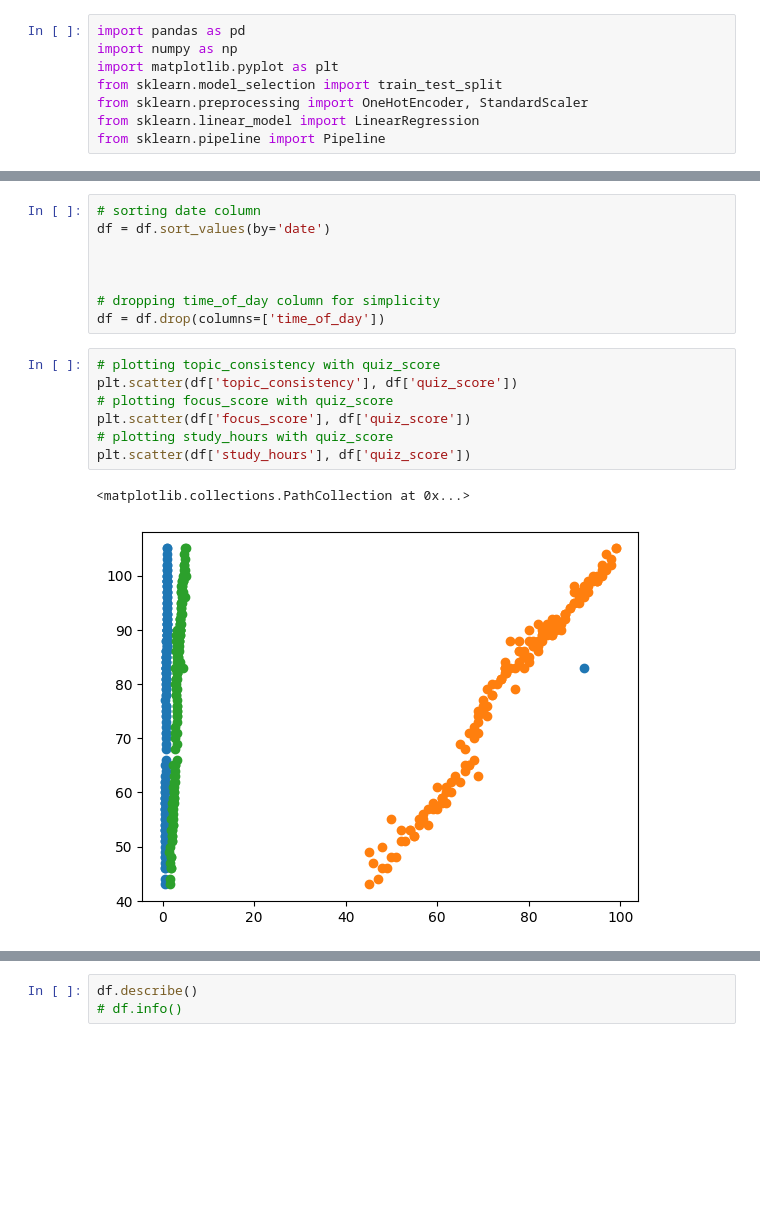
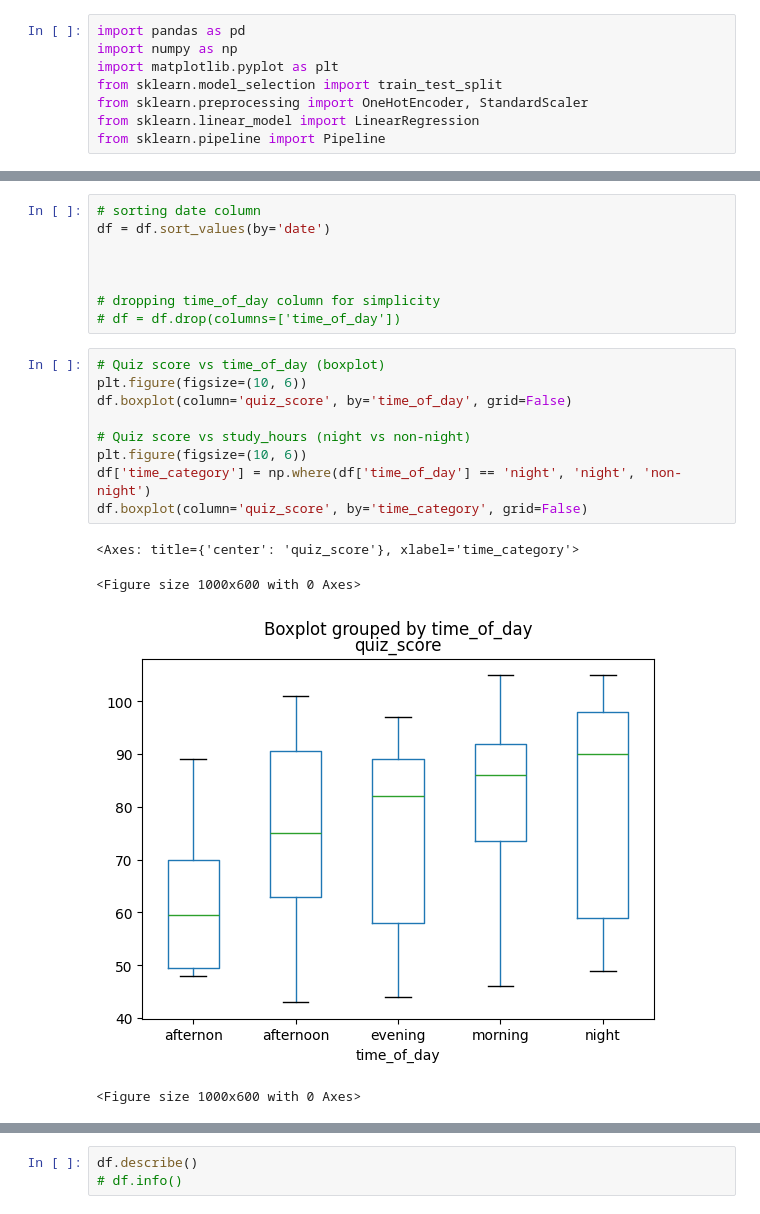
Before and after one commit to Manav-jit/Smart-Study-Drift-Detector, a Jupyter notebook: model.ipynb, the cells around one changed output, grey strips where cells are left out. Cells and saved outputs as stored; diff of their text form; blank space fills up the shorter version.

```diff
--- a/model.ipynb
+++ b/model.ipynb
@@ -107,14 +97,18 @@ df = df.sort_values(by='date')
 
 
 # dropping time_of_day column for simplicity
-df = df.drop(columns=['time_of_day'])
+# df = df.drop(columns=['time_of_day'])
 # %%
-# plotting topic_consistency with quiz_score
-plt.scatter(df['topic_consistency'], df['quiz_score'])
-# plotting focus_score with quiz_score
-plt.scatter(df['focus_score'], df['quiz_score'])
-# plotting study_hours with quiz_score
-plt.scatter(df['study_hours'], df['quiz_score'])
+# Quiz score vs time_of_day (boxplot)
+plt.figure(figsize=(10, 6))
+df.boxplot(column='quiz_score', by='time_of_day', grid=False)
+
+# Quiz score vs study_hours (night vs non-night)
+plt.figure(figsize=(10, 6))
+df['time_category'] = np.where(df['time_of_day'] == 'night', 'night', 'non-night')
+df.boxplot(column='quiz_score', by='time_category', grid=False)
 # %% [output]
-<matplotlib.collections.PathCollection at 0x...>
+<Axes: title={'center': 'quiz_score'}, xlabel='time_category'>
+<Figure size 1000x600 with 0 Axes>
-[figure, old version]
+[figure, new version]
+<Figure size 1000x600 with 0 Axes>
```
Also changed, not shown: parts of 4 cells of this notebook.
